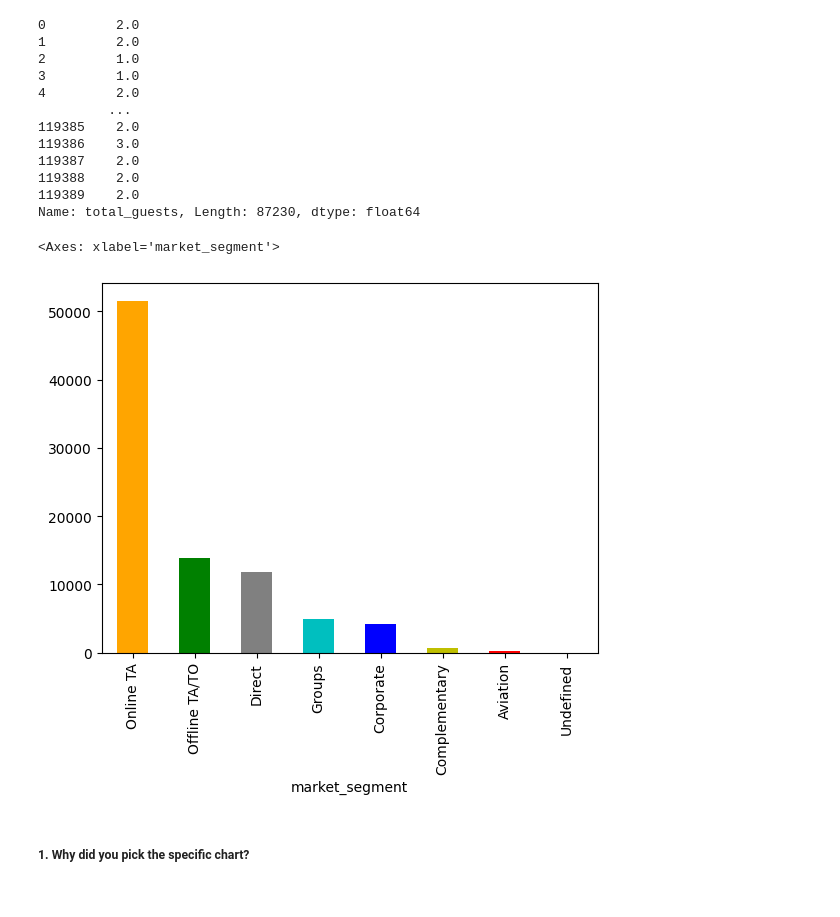
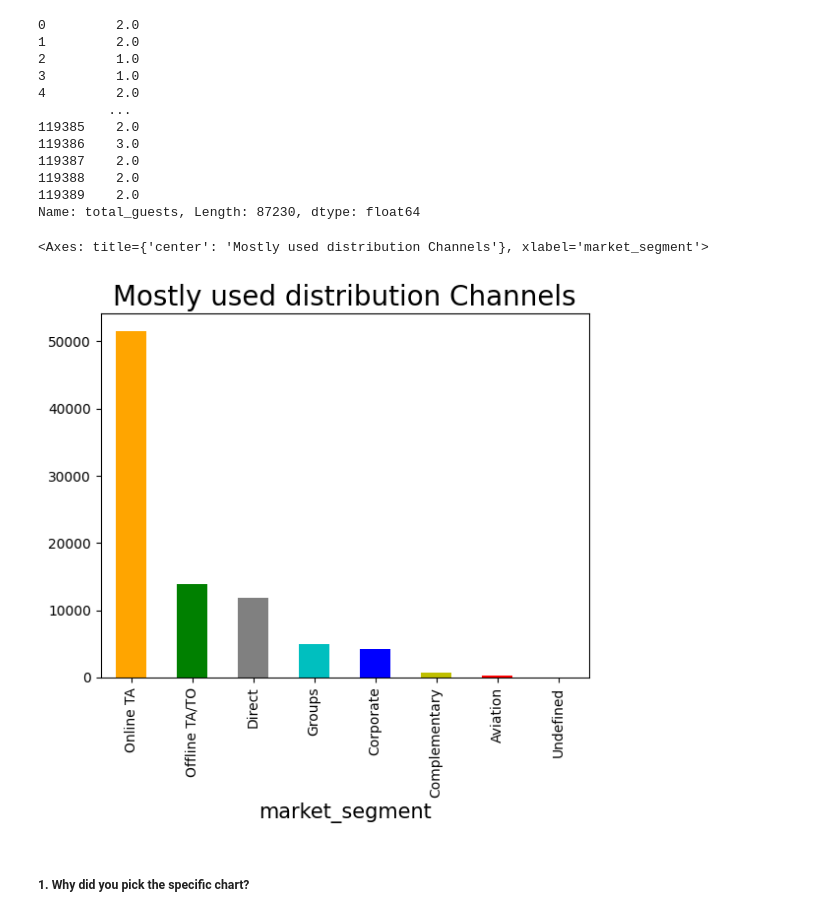
Before and after one commit to meenakshimalik433/Hotel-Booking-Analysis, a Jupyter notebook: Capstone_project_Hotel_Booking_Analysis.ipynb, the cells around one changed output. Saved outputs shown, nothing was run; the diff lists cells and outputs as text; code cells hidden in the pictures.

```diff
--- a/Capstone_project_Hotel_Booking_Analysis.ipynb
+++ b/Capstone_project_Hotel_Booking_Analysis.ipynb
@@ -751,11 +751,13 @@ Name: total_guests, Length: 87230, dtype: float64
 # %%
 market_segment_df=pd.DataFrame(new_hotel_df['market_segment'])
 market_segment_df_data=market_segment_df.groupby('market_segment')['market_segment'].count()
+plt.title("Mostly used distribution Channels", fontsize = 20)
+
 market_segment_df_data.sort_values(ascending=False, inplace=True)
 market_segment_df_data.plot(kind='bar', color=['orange','g', 'gray', 'c', 'b', 'y', 'r','black' ])
 # %% [output]
-<Axes: xlabel='market_segment'>
+<Axes: title={'center': 'Mostly used distribution Channels'}, xlabel='market_segment'>
-[figure, old version]
+[figure, new version]
 # %% [markdown]
 ##### 1. Why did you pick the specific chart?
 # %% [markdown]
```
Also changed, not shown: parts of 1 cell of this notebook.
